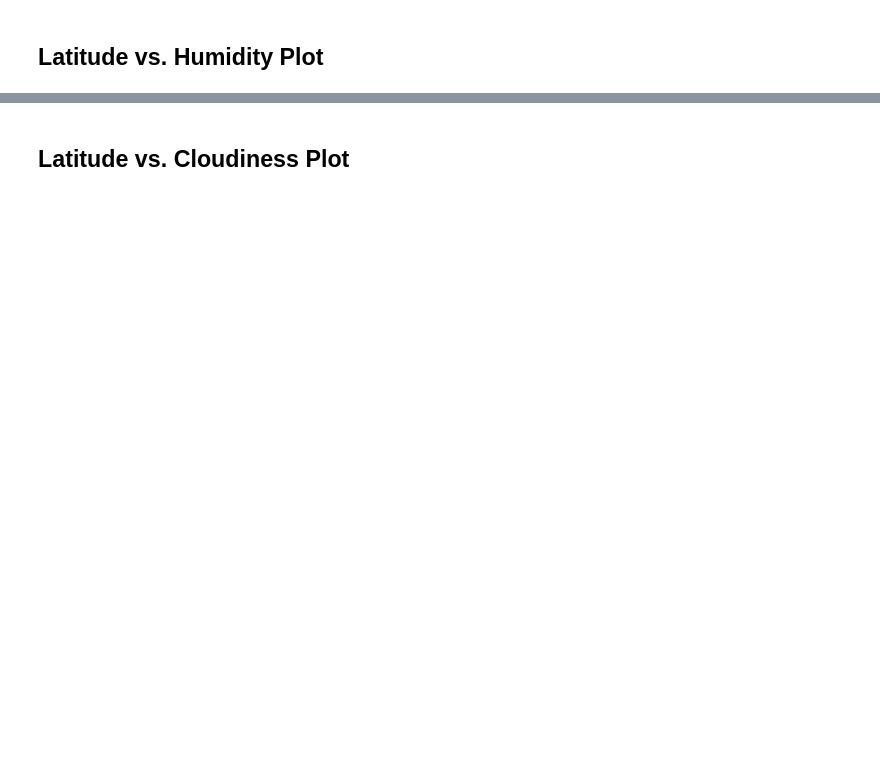
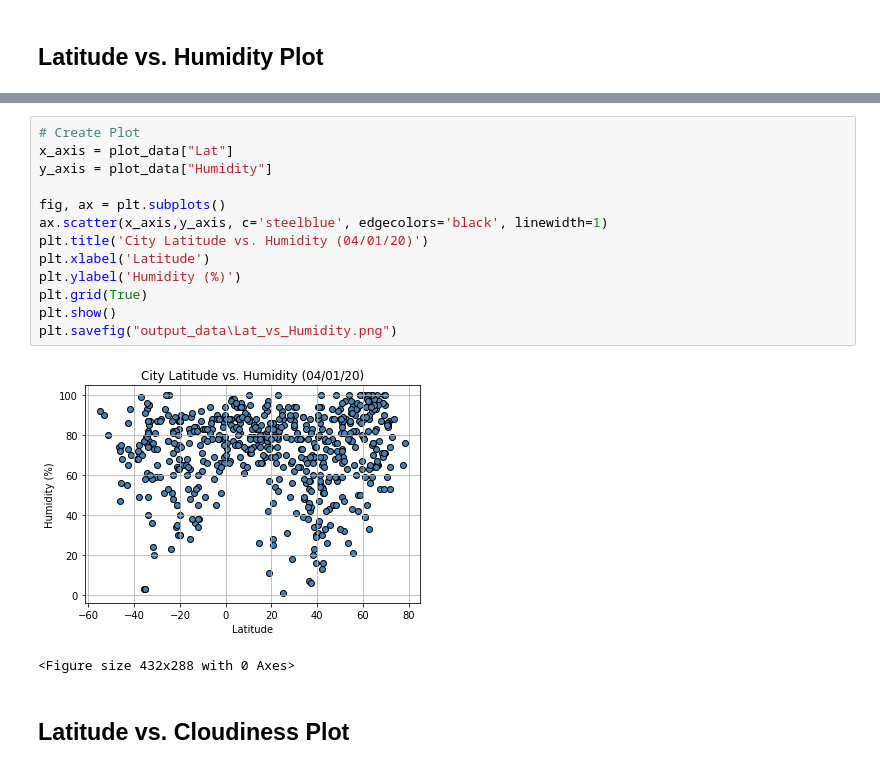
Before and after one commit to tawnynichols/python-api-challenge, a Jupyter notebook: WeatherPy/WeatherPy.ipynb, the cells around one changed output, grey strips where cells are left out. Cells and saved outputs as stored; diff of their text form; blank space fills up the shorter version.

```diff
--- a/WeatherPy/WeatherPy.ipynb
+++ b/WeatherPy/WeatherPy.ipynb
@@ -246,2 +253,18 @@ clean_city_data
+# %%
+# Create Plot
+x_axis = plot_data["Lat"]
+y_axis = plot_data["Humidity"]
+
+fig, ax = plt.subplots()
+ax.scatter(x_axis,y_axis, c='steelblue', edgecolors='black', linewidth=1)
+plt.title('City Latitude vs. Humidity (04/01/20)')
+plt.xlabel('Latitude')
+plt.ylabel('Humidity (%)')
+plt.grid(True)
+plt.show()
+plt.savefig("output_data\Lat_vs_Humidity.png")
+# %% [output]
+[figure, added]
+<Figure size 432x288 with 0 Axes>
 # %% [markdown]
 ## Latitude vs. Cloudiness Plot
```
Also changed, not shown: parts of 36 cells of this notebook, 11 other files.
